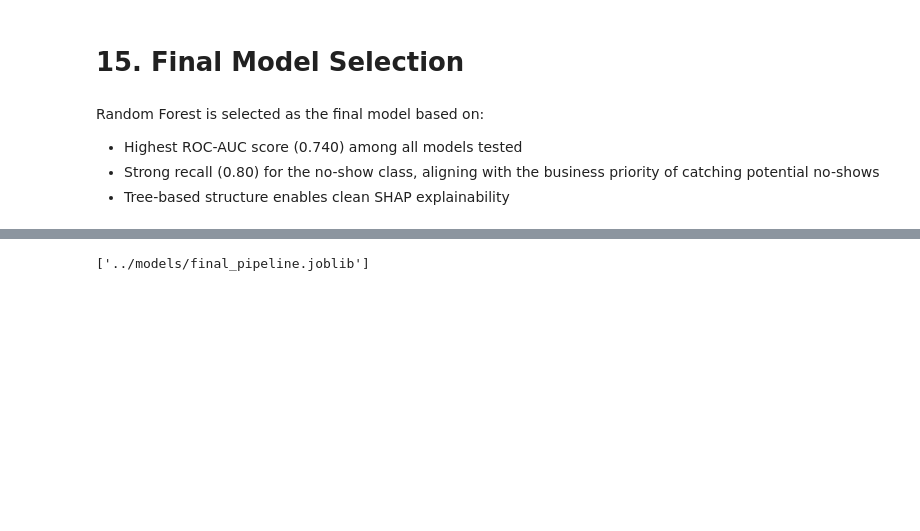
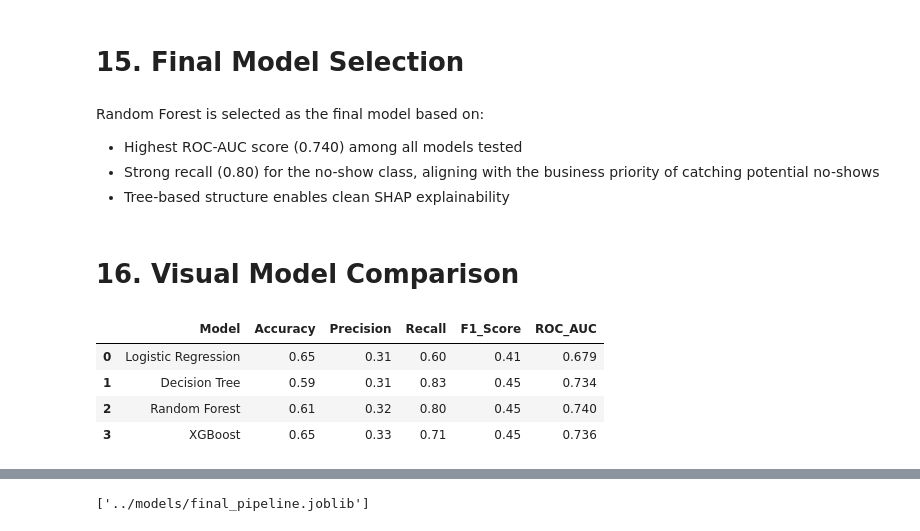
Before and after one commit to md-faiyazkhan/surevisit, a Jupyter notebook: notebooks/03_model_training.ipynb, the cells around one changed output, grey strips where cells are left out. Saved outputs shown, nothing was run; the diff lists cells and outputs as text; code cells hidden in the pictures; blank space fills up the shorter version.

```diff
--- a/notebooks/03_model_training.ipynb
+++ b/notebooks/03_model_training.ipynb
@@ -174,3 +175,21 @@ Random Forest is selected as the final model based on:
 - Highest ROC-AUC score (0.740) among all models tested
 - Strong recall (0.80) for the no-show class, aligning with the business priority of catching potential no-shows
 - Tree-based structure enables clean SHAP explainability
+# %% [markdown]
+# 16. Visual Model Comparison
+# %%
+model_comparison = pd.DataFrame({
+    'Model': ['Logistic Regression', 'Decision Tree', 'Random Forest', 'XGBoost'],
+    'Accuracy': [0.65, 0.59, 0.61, 0.65],
+    'Precision': [0.31, 0.31, 0.32, 0.33],
+    'Recall': [0.60, 0.83, 0.80, 0.71],
+    'F1_Score': [0.41, 0.45, 0.45, 0.45],
+    'ROC_AUC': [0.679, 0.734, 0.740, 0.736]
+})
+model_comparison
+# %% [output]
+|  | Model | Accuracy | Precision | Recall | F1_Score | ROC_AUC |
+| 0 | Logistic Regression | 0.65 | 0.31 | 0.60 | 0.41 | 0.679 |
+| 1 | Decision Tree | 0.59 | 0.31 | 0.83 | 0.45 | 0.734 |
+| 2 | Random Forest | 0.61 | 0.32 | 0.80 | 0.45 | 0.740 |
+| 3 | XGBoost | 0.65 | 0.33 | 0.71 | 0.45 | 0.736 |
```
Also changed, not shown: parts of 12 cells of this notebook.
